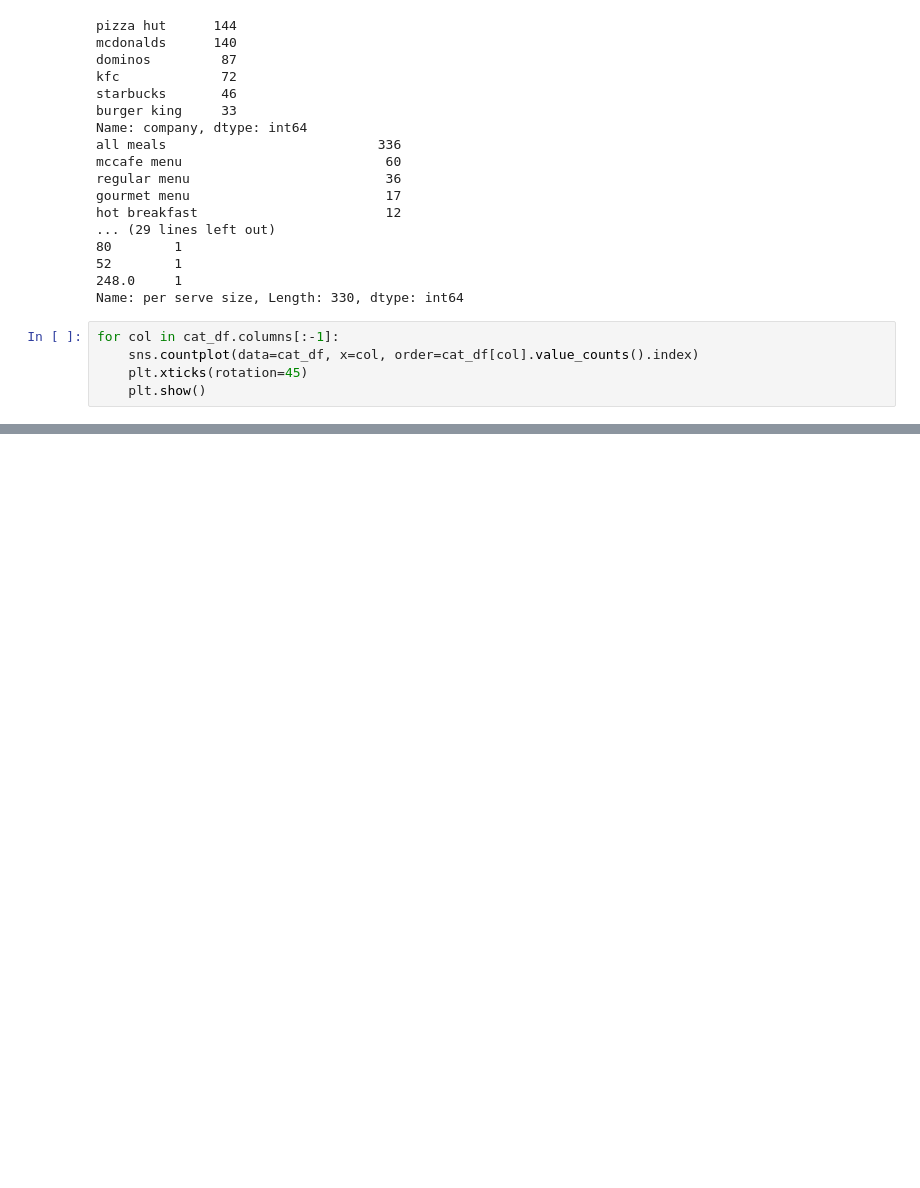
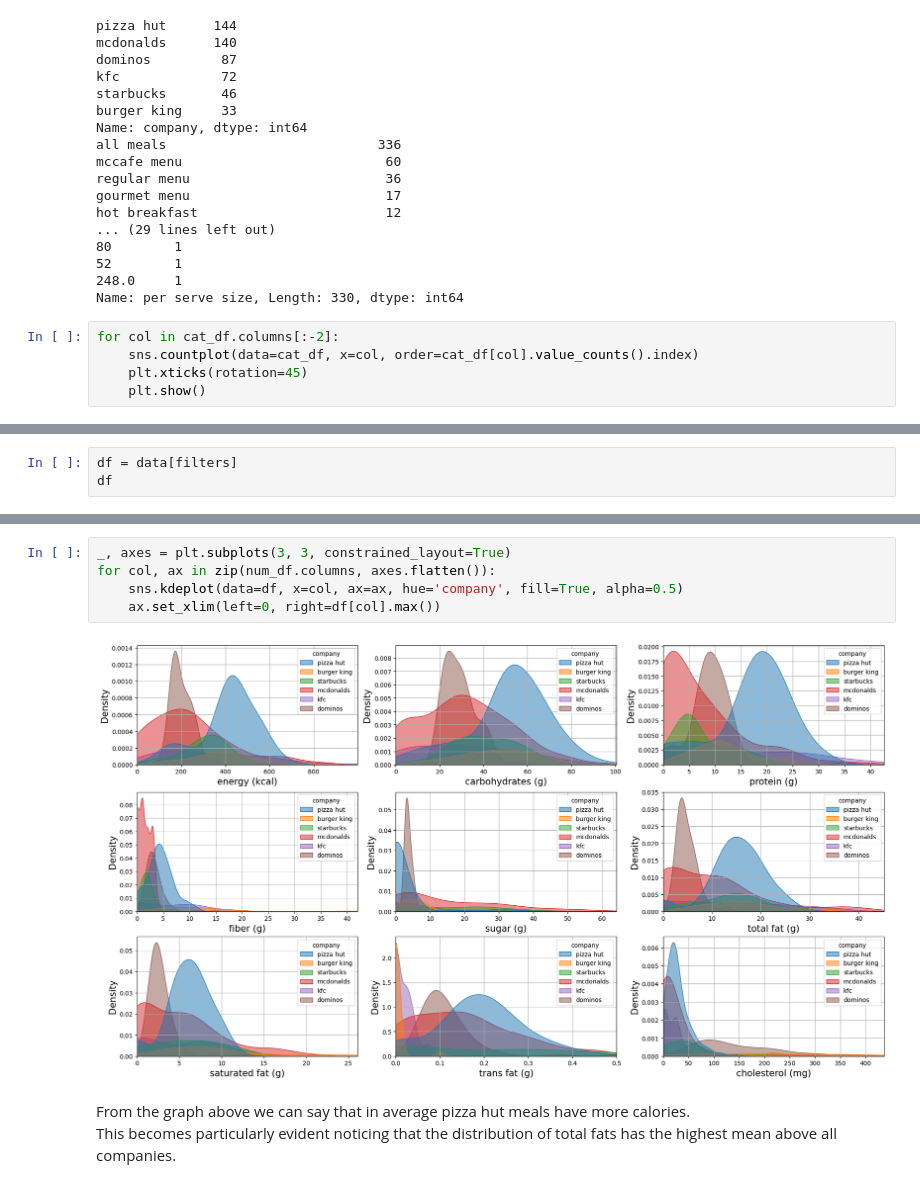
Before and after one commit to NicoGiamm/MachineLearning-DataScience_smallprojects, a Jupyter notebook: Fast Food Nutritional Values/Fast_food_analysis.ipynb, the cells around one changed output, grey strips where cells are left out. Drawn from its saved outputs; the diff is of its cells as text; blank space fills up the shorter version.

```diff
--- a/Fast Food Nutritional Values/Fast_food_analysis.ipynb
+++ b/Fast Food Nutritional Values/Fast_food_analysis.ipynb
@@ -250,7 +266,7 @@ hot breakfast                        12
 248.0     1
 Name: per serve size, Length: 330, dtype: int64
 # %%
-for col in cat_df.columns[:-1]:
+for col in cat_df.columns[:-2]:
     sns.countplot(data=cat_df, x=col, order=cat_df[col].value_counts().index)
     plt.xticks(rotation=45)
     plt.show()
@@ -262,0 +300,3 @@ Now let's try to put all together and try to have a better insight
+# %%
+df = data[filters]
+df
@@ -262,0 +317,10 @@ Now let's try to put all together and try to have a better insight
+# %%
+_, axes = plt.subplots(3, 3, constrained_layout=True)
+for col, ax in zip(num_df.columns, axes.flatten()):
+    sns.kdeplot(data=df, x=col, ax=ax, hue='company', fill=True, alpha=0.5)
+    ax.set_xlim(left=0, right=df[col].max())
+# %% [output]
+[figure, added]
+# %% [markdown]
+From the graph above we can say that in average pizza hut meals have more calories. \
+This becomes particularly evident noticing that the distribution of total fats has the highest mean above all companies.
```
Also changed, not shown: parts of 20 cells of this notebook.
